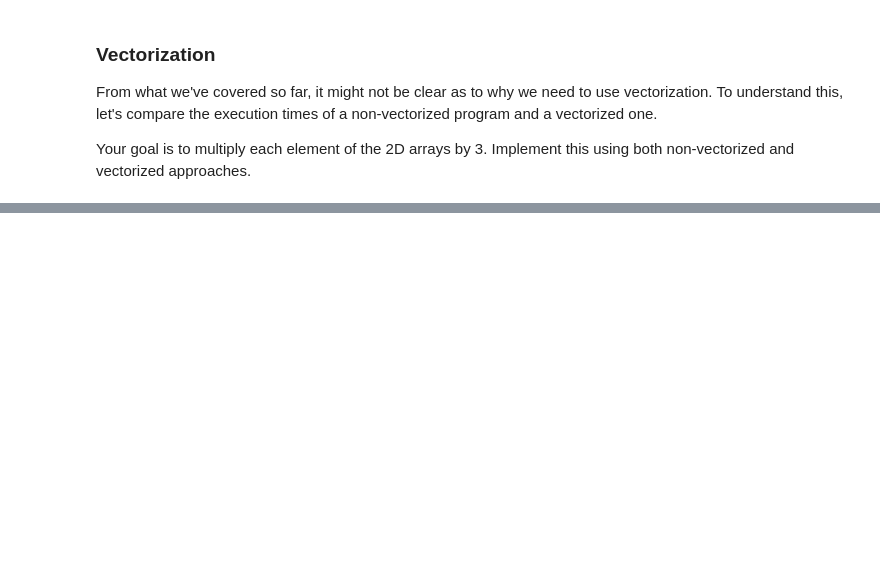
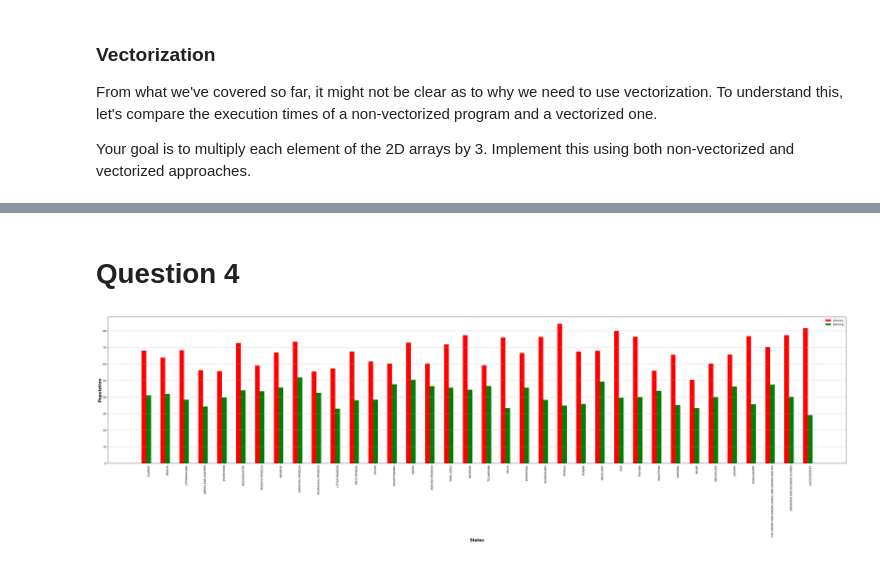
Before and after one commit to avinashc5/VisualTales-Image-Caption-Generator, a Jupyter notebook: Assignment1.ipynb, the cells around one changed output, grey strips where cells are left out. Saved outputs shown, nothing was run; the diff lists cells and outputs as text; code cells hidden in the pictures; blank space fills up the shorter version.

```diff
--- a/Assignment1.ipynb
+++ b/Assignment1.ipynb
@@ -306,0 +623,4 @@ data = pd.read_csv('NDAP_REPORT_6000.csv')
+# %%
+data['Literacy rate'] = 100*data['Literate population ']/data['Population']
+# %%
+data['Population in the age group 0 to 6 years percentage'] = 100*data['Population in the age group 0 to 6 years']/data['Population']
@@ -306,0 +659,27 @@ data = pd.read_csv('NDAP_REPORT_6000.csv')
+# %% [markdown]
+# Question 4
+# %%
+literacy_rates = []
+working_rates = []
+for state in states:
+	mask = data['State'] == state
+	literacy_rate = 100*data[mask]['Literate population '].sum()/data[mask]['Population'].sum()
+	literacy_rates.append(literacy_rate)
+	working_rate = 100*data[mask]['Working population'].sum()/data[mask]['Population'].sum()
+	working_rates.append(working_rate)
+# %%
+fig = plt.subplots(figsize = (50, 10))
+
+br1 = np.arange(len(states))
+br2 = [x + bar_width for x in br1]
+plt.bar(br1, literacy_rates, color ='r', width = bar_width, label ='Literacy')
+plt.bar(br2, working_rates, color ='g', width = bar_width, label ='Working')
+
+plt.xlabel('States', fontweight ='bold', fontsize = 15)
+plt.ylabel('Population', fontweight ='bold', fontsize = 15)
+plt.xticks([r + bar_width for r in range(len(literacy_rates))], states, rotation = 90)
+plt.legend()
+plt.grid(axis = 'y', linestyle = '--')
+plt.show()
+# %% [output]
+[figure, added]
```
Also changed, not shown: parts of 42 cells of this notebook.
